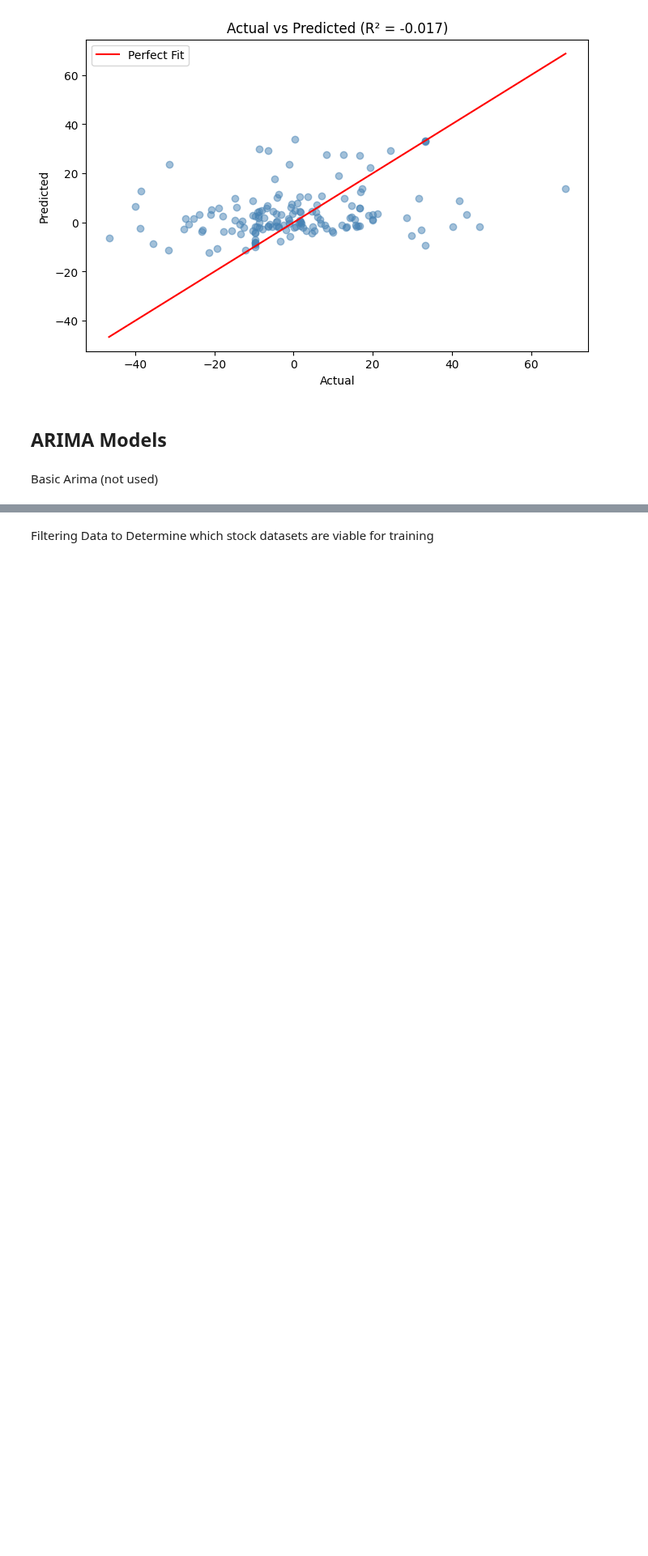
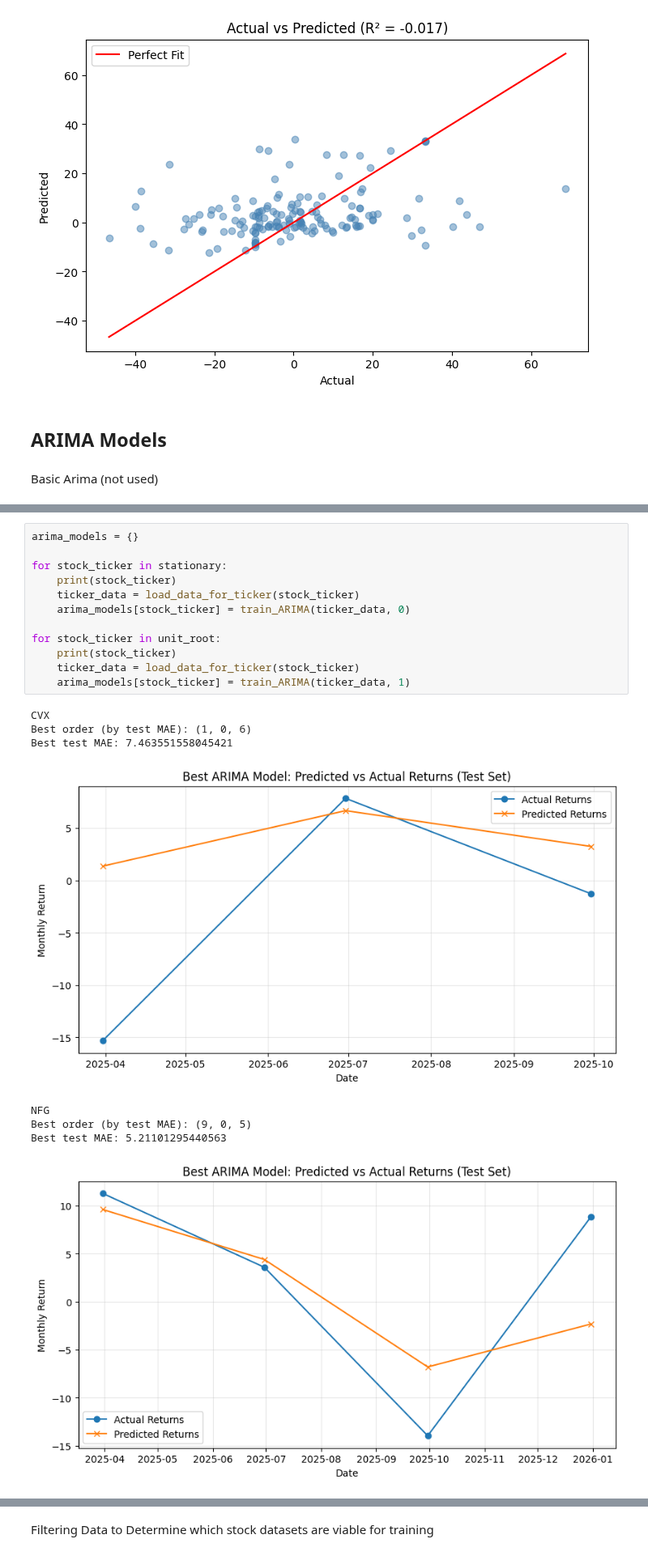
Before and after one commit to ShiyiU/HTTStockIndustryRankingTool, a Jupyter notebook: Notebooks/test.ipynb, the cells around one changed output, grey strips where cells are left out. Shown at 81% size. Saved outputs shown, nothing was run; the diff lists cells and outputs as text; blank space fills up the shorter version.

Commit message:
Backtest for ARIMA and SARIMA

```diff
--- a/Notebooks/test.ipynb
+++ b/Notebooks/test.ipynb
@@ -288,0 +283,21 @@ def ARIMA_Stock_Analysis(ticker):
+# %%
+arima_models = {}
+
+for stock_ticker in stationary:
+    print(stock_ticker)
+    ticker_data = load_data_for_ticker(stock_ticker)
+    arima_models[stock_ticker] = train_ARIMA(ticker_data, 0)
+
+for stock_ticker in unit_root:
+    print(stock_ticker)
+    ticker_data = load_data_for_ticker(stock_ticker)
+    arima_models[stock_ticker] = train_ARIMA(ticker_data, 1)
+# %% [output]
+CVX
+Best order (by test MAE): (1, 0, 6)
+Best test MAE: 7.463551558045421
+[figure, added]
+NFG
+Best order (by test MAE): (9, 0, 5)
+Best test MAE: 5.21101295440563
+[figure, added]
```
Also changed, not shown: parts of 14 cells of this notebook, 13 other files.
